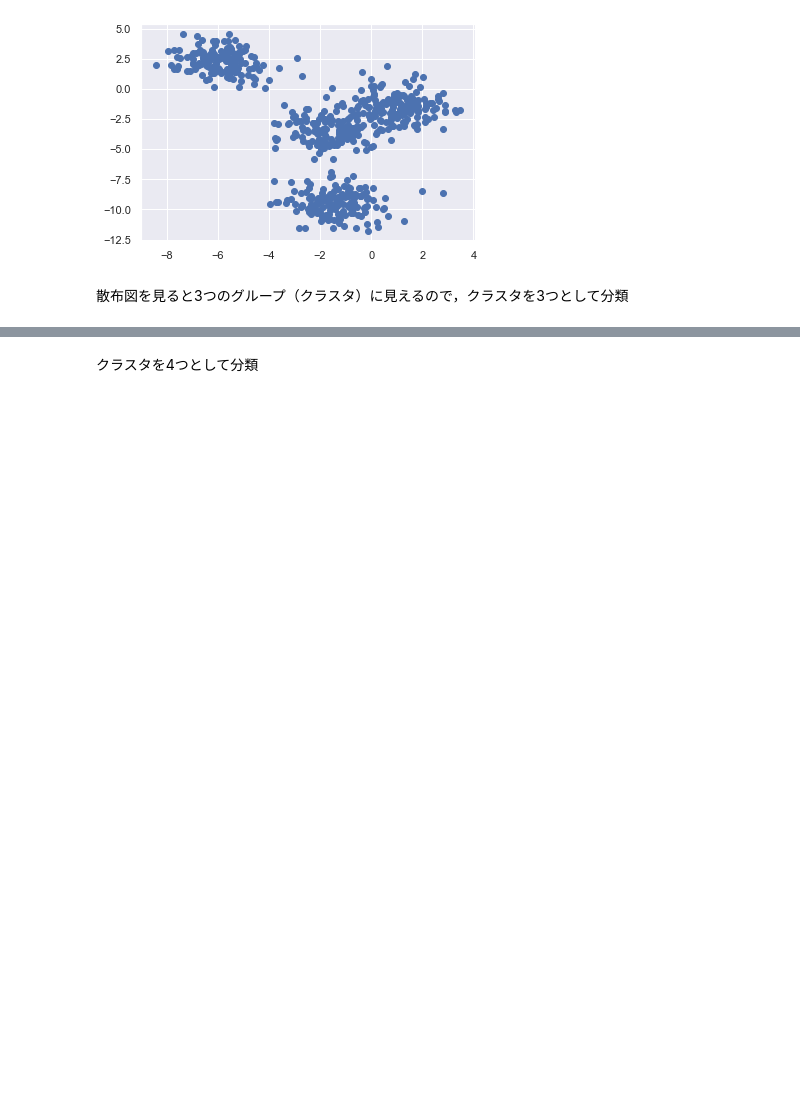
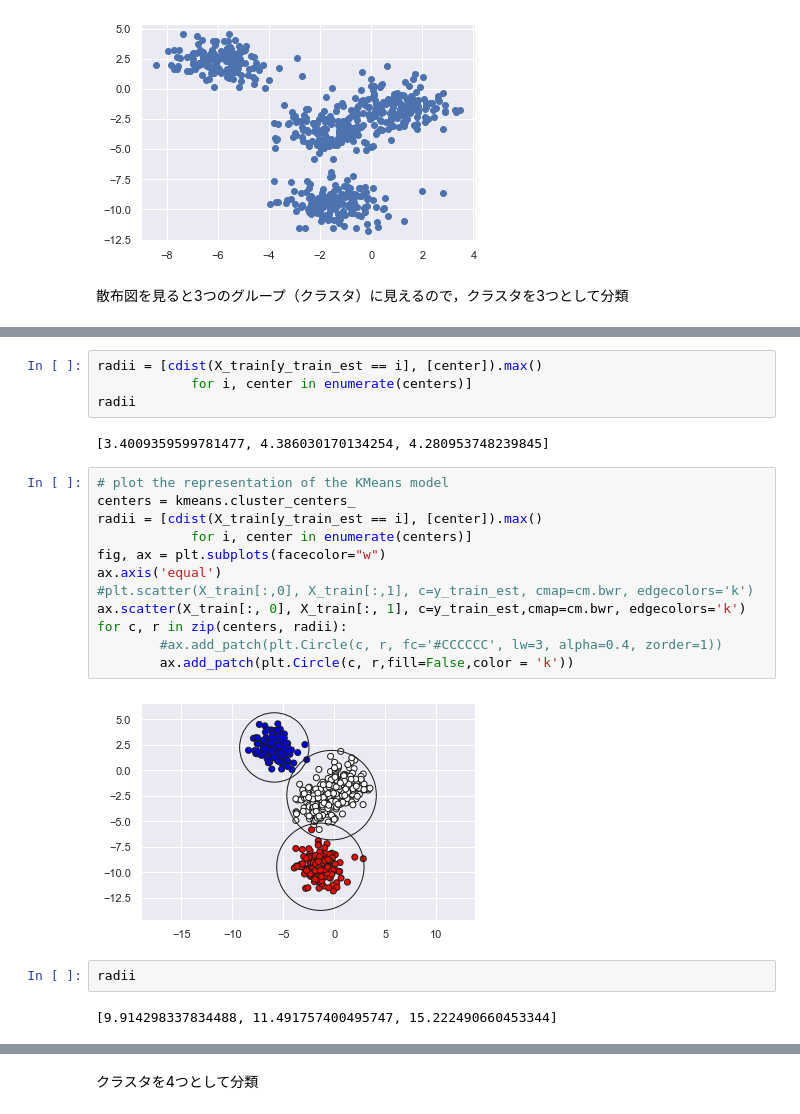
Before and after one commit to miwamasa/DataScience2022, a Jupyter notebook: notebooks/lecture8 clustering.ipynb, the cells around one changed output, grey strips where cells are left out. Drawn from its saved outputs; the diff is of its cells as text; blank space fills up the shorter version.

```diff
--- a/notebooks/lecture8 clustering.ipynb
+++ b/notebooks/lecture8 clustering.ipynb
@@ -46,0 +54,24 @@ plt.scatter(X_train[:,0], X_train[:,1], c=y_train_est, cmap=cm.bwr, edgecolors='
+# %%
+radii = [cdist(X_train[y_train_est == i], [center]).max()
+            for i, center in enumerate(centers)]
+radii
+# %% [output]
+[3.4009359599781477, 4.386030170134254, 4.280953748239845]
+# %%
+# plot the representation of the KMeans model
+centers = kmeans.cluster_centers_
+radii = [cdist(X_train[y_train_est == i], [center]).max()
+            for i, center in enumerate(centers)]
+fig, ax = plt.subplots(facecolor="w")
+ax.axis('equal')
+#plt.scatter(X_train[:,0], X_train[:,1], c=y_train_est, cmap=cm.bwr, edgecolors='k')
+ax.scatter(X_train[:, 0], X_train[:, 1], c=y_train_est,cmap=cm.bwr, edgecolors='k')
+for c, r in zip(centers, radii):
+        #ax.add_patch(plt.Circle(c, r, fc='#CCCCCC', lw=3, alpha=0.4, zorder=1))
+        ax.add_patch(plt.Circle(c, r,fill=False,color = 'k'))
+# %% [output]
+[figure, added]
+# %%
+radii
+# %% [output]
+[9.914298337834488, 11.491757400495747, 15.222490660453344]
```
Also changed, not shown: parts of 9 cells of this notebook.
